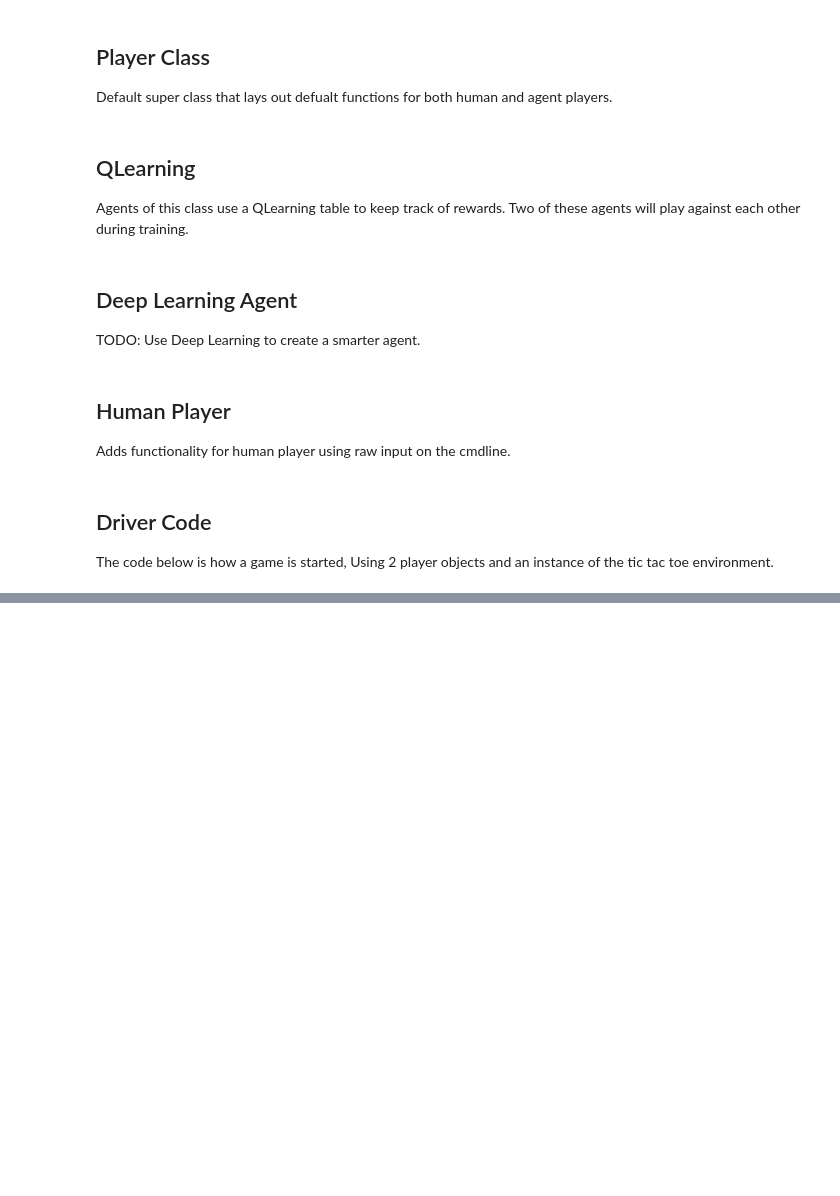
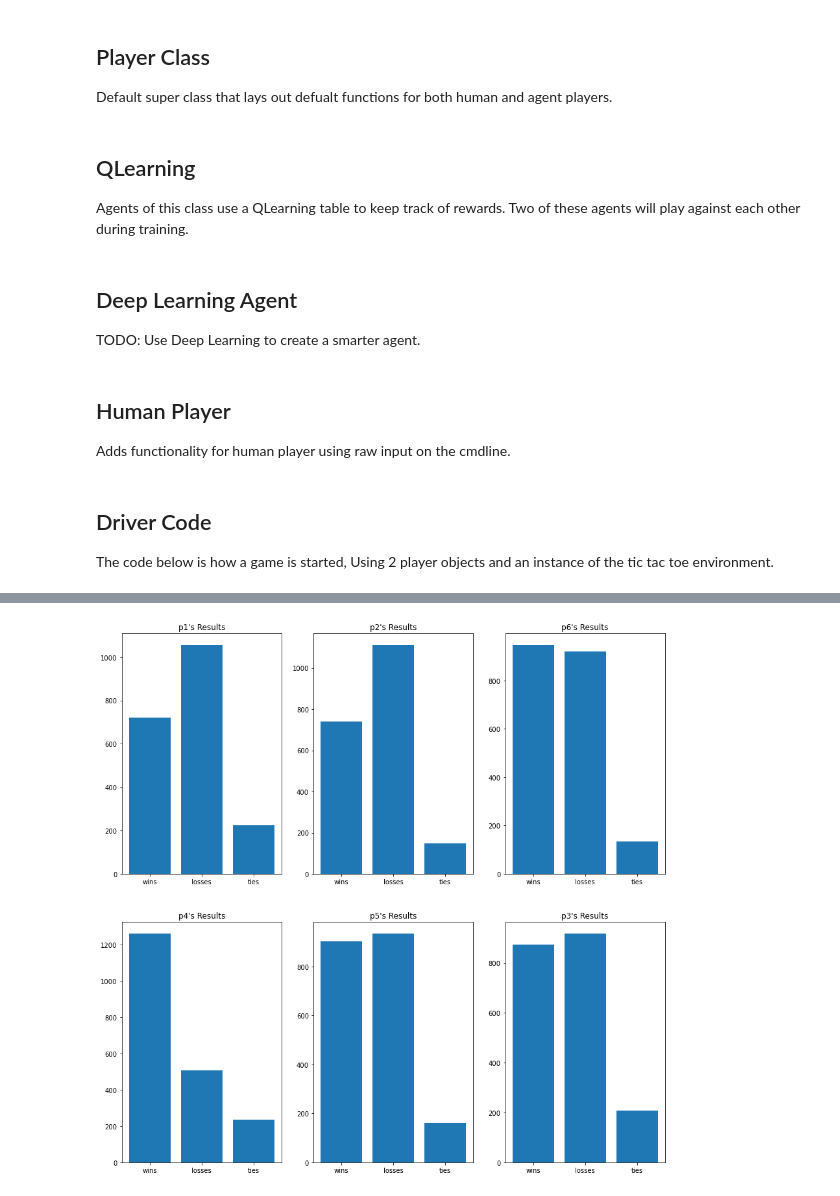
Before and after one commit to ethana1234/senior-project-MARL, a Jupyter notebook: agent_code/tictactoe2.ipynb, the cells around one changed output, grey strips where cells are left out. Cells and saved outputs as stored; diff of their text form; code cells hidden in the pictures; blank space fills up the shorter version.

```diff
--- a/agent_code/tictactoe2.ipynb
+++ b/agent_code/tictactoe2.ipynb
@@ -59,7 +59,7 @@ class QAgentPlayer:
         decayGamma (float) : Used when feeding reward.
         statesValue (Python dict) : QLearning table. Stoes total reward for each possible game state.
     '''
-    def __init__(self, name, turn, explRate=.3):
+    def __init__(self, name, turn, explRate=.3, lr=.2):
         '''
         Constructor for QAgentPlayer class.
 
@@ -72,7 +72,7 @@ class QAgentPlayer:
         self.turn = turn
         self.explRate = explRate
         self.states = []
-        self.lr = .2
+        self.lr = lr
         self.decayGamma = .9
         self.statesValue = {}
 
@@ -108,21 +108,31 @@ class QAgentPlayer:
         Returns:
             int: Position of board that agent wants to make a move.
         '''
-        if np.random.uniform(0,1) <= self.explRate:
-            # Take random action
-            index = np.random.choice(len(openPositions))
-            action = openPositions[index]
-        else:
-            maxValue = -999
+        # Possible random action
+        index = np.random.choice(len(openPositions))
+        action = openPositions[index]
+        secondAction = action
+        maxValue = -999
+
+        if np.random.uniform(0,1) > self.explRate:
+            secondMax = -999
             for p in openPositions:
                 nextBoard = currentBoard.copy()
                 nextBoard[p] = self.turn
                 nextBoardHash = self.getHash(nextBoard)
                 value = 0 if self.statesValue.get(nextBoardHash) is None else self.statesValue.get(nextBoardHash)
                 if value > maxValue:
+                    secondMax = maxValue
+                    secondAction = action
                     maxValue = value
                     action = p
-        return action
+        if maxValue <= 0:
+            # If agent can't find a best move, pick a random one anyways
+            index = np.random.choice(len(openPositions))
+            action = openPositions[index]
+            secondAction = action
+        # 20% of the time actually choose the second best action, for variance in decision making
+        return action if np.random.uniform(0,1) > 0.2 else secondAction
 
     def feedReward(self, reward):
         '''
@@ -407,0 +416,10 @@ startGame(p1, p2, env)
+# %%
+p1 = QAgentPlayer("p1", 1)
+p2 = QAgentPlayer("p2", -1)
+p3 = QAgentPlayer("p3", 1)
+p4 = QAgentPlayer("p4", -1)
+p5 = QAgentPlayer("p5", 1)
+p6 = QAgentPlayer("p6", -1)
+agents = [p1,p2,p3,p4,p5,p6]
+
+train(agents)
@@ -407,0 +428,2 @@ startGame(p1, p2, env)
+# %%
+graphStats = test(agents)
@@ -407,0 +434,4 @@ startGame(p1, p2, env)
+# %%
+graphResults(graphStats)
+# %% [output]
+[figure, added]
```
Also changed, not shown: parts of 26 cells of this notebook, 16 other files.
